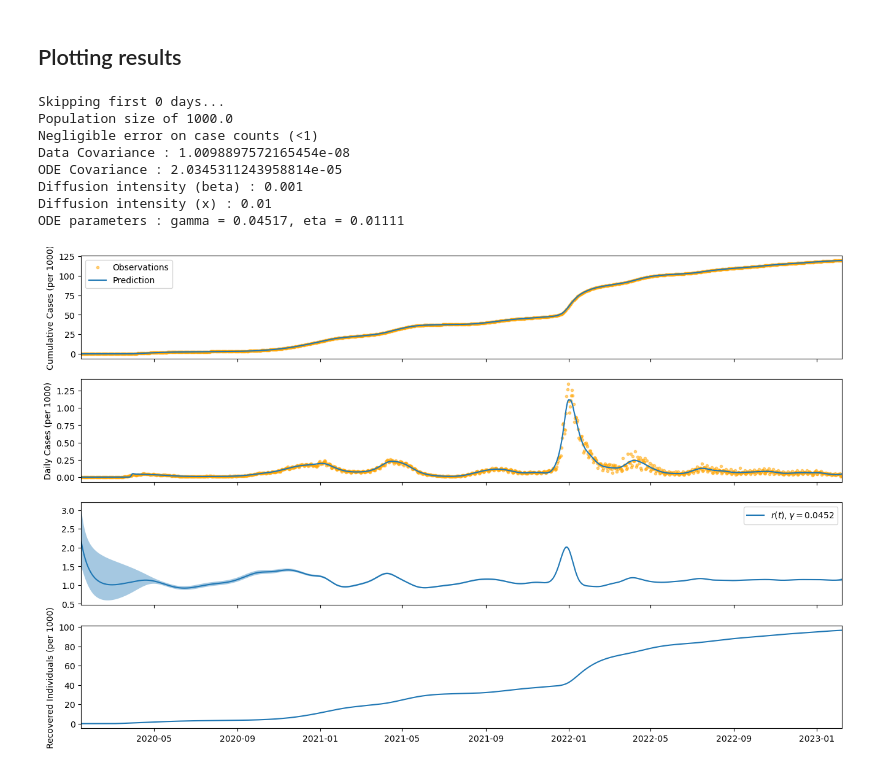
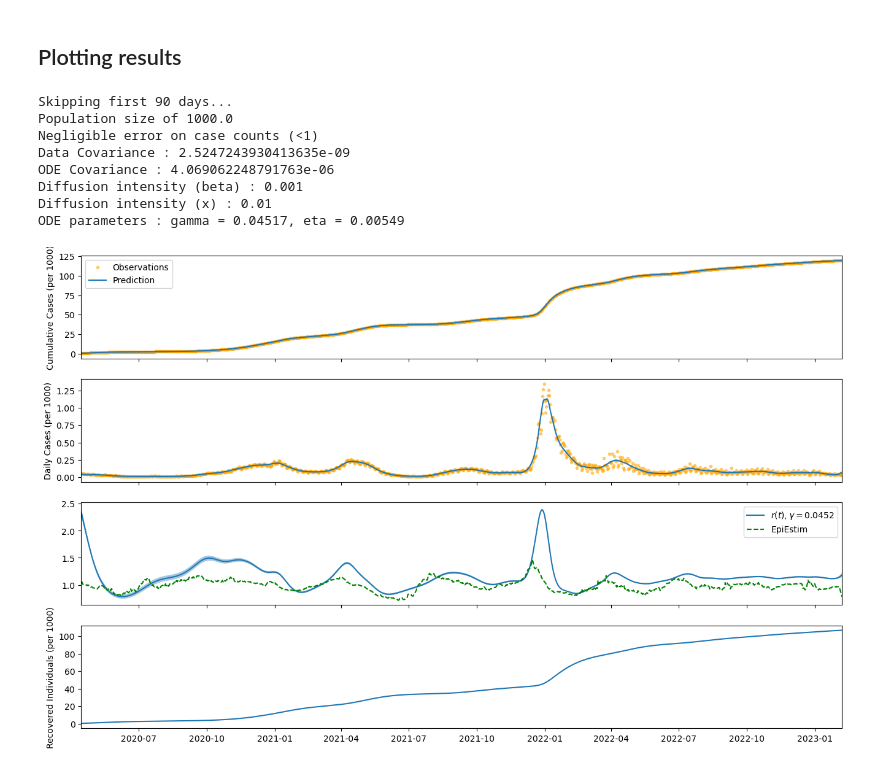
Before and after one commit to williamlaplante/CausalCovid, a Jupyter notebook: exp/exp005_log_sirs/visualize_experiment-sirs.ipynb, the cells around one changed output. Drawn from its saved outputs; the diff is of its cells as text; code cells hidden in the pictures.

Commit message:
changed link fct of beta; implemented epiestim;played around with init cond

```diff
--- a/exp/exp005_log_sirs/visualize_experiment-sirs.ipynb
+++ b/exp/exp005_log_sirs/visualize_experiment-sirs.ipynb
@@ -24,13 +22,21 @@ arr = np.load(run + "/posterior_first.npz")
 data = np.load(run + "/data_info.npz")
 projections = np.load(run + "/projections.npz")
 filter_info = np.load(run + "/filtering_info.npz", allow_pickle=True)["arr_0"]
+R_dir = "../r_env/"
+epiestim = pd.read_csv(R_dir + "result_R.csv")
 with open(run + "/info.json") as f:
     info = json.load(f)
 # %%
-def beta_link_fn(x, info, data, y_offset=0.0):
+def beta_link_fn(x, info, data, y_offset=0.0, exp=True):
     slope = info["sigmoid_slope"]
     x_offset = -scipy.special.logit(data["beta_prior_mean"])
-    return scipy.special.expit(slope * (x - x_offset)) + y_offset
+    if exp:
+        return np.exp(x)
+    else:
+        return scipy.special.expit(slope * (x - x_offset)) + y_offset
+
+def prop_std(state_idx, step):
+    return np.exp(arr["means"][::step, state_idx]) * np.sqrt(arr["covs"][::step, state_idx, state_idx])
 # %% [markdown]
 ## Sanity Checks
 # %%
@@ -89,7 +100,7 @@ tmin_idx, tmax_idx = data["time_domain"].astype(int)
 dates = data["date_range_x"][tmin_idx : tmax_idx]
 
 N = 1000.0
-skip_first_n_days = 0
+skip_first_n_days = 90
 print(f"Skipping first {skip_first_n_days} days...")
 print(f"Population size of {N}")
 
@@ -108,44 +119,43 @@ predicted_cum_cases = N - np.exp(arr["means"][:, 0])[::step]
 pred_cum_err = 3 * (np.sqrt(arr["covs"][:, 0,0]) * np.exp(arr["means"][:, 0]))[::25]
 if pred_cum_err.mean() < 1 : print("Negligible error on case counts (<1)")
 
-r_t_high = beta_link_fn(arr["means"][:,-2][::step] + 3*np.sqrt(arr["covs"][::25, -2, -2]), info, data)/data["gamma"]
-r_t_low = beta_link_fn(arr["means"][:,-2][::step] - 3*np.sqrt(arr["covs"][::25, -2, -2]), info, data)/data["gamma"]
+r_t_high = (beta_link_fn(arr["means"][:,-2][::step], info, data) + 3*prop_std(-2, step))/data["gamma"]
+r_t_low = (beta_link_fn(arr["means"][:,-2][::step], info, data) - 3*prop_std(-2, step))/data["gamma"]
 r_t_mid = beta_link_fn(arr["means"][:,-2][::step], info, data)/data["gamma"]
 
 fig,axs = plt.subplots(4, 1, figsize=(16,10), sharex=True)
 axs[0].plot(obs.index, obs.cum, '.', color='orange', alpha=0.5, label="Observations")
 axs[0].plot(obs.index, predicted_cum_cases, label="Prediction")
 #axs[0].fill_between(obs.index, predicted_cum_cases - pred_cum_err, predicted_cum_cases + pred_cum_err, label="Predictions")
 axs[0].set_ylabel("Cumulative Cases (per 1000)")
 axs[0].legend()
 
 axs[1].plot(obs.index, obs.daily, '.', color='orange', alpha=0.5)
 axs[1].plot(obs.index, predicted_daily_cases)
 axs[1].set_ylabel("Daily Cases (per 1000)")
 
 axs[2].fill_between(obs.index[skip_first_n_days:], r_t_low[skip_first_n_days:], r_t_high[skip_first_n_days:], alpha = 0.4)
 axs[2].plot(obs.index[skip_first_n_days:], r_t_mid[skip_first_n_days:], label=r"$r (t), \gamma = $" + "{:.4f}".format(data["gamma"]))
+axs[2].plot(obs.index[skip_first_n_days:], epiestim["Median(R)"][skip_first_n_days+1:], '--', color="green", label="EpiEstim")
 axs[2].legend()
 
 axs[3].plot(obs.index, np.exp(arr["means"][::step,6]))
 axs[3].set_ylabel("Recovered Individuals (per 1000)")
 
 axs[0].set_xlim(dates[skip_first_n_days], dates[-1]);
 
-
-
 print("Data Covariance : {}".format(data["data_measurement_cov"]))
 print("ODE Covariance : {}".format(data["ode_measurement_cov"]))
 print("Diffusion intensity (beta) : {}".format(data["beta_process_diffusion"]))
 print("Diffusion intensity (x) : {}".format(data["x_process_diffusion"]))
 print("ODE parameters : gamma = {:.5f}, eta = {:.5f}".format(data["gamma"], data["eta"]))
 # %% [output]
-Skipping first 0 days...
+Skipping first 90 days...
 Population size of 1000.0
 Negligible error on case counts (<1)
-Data Covariance : 1.0098897572165454e-08
-ODE Covariance : 2.0345311243958814e-05
+Data Covariance : 2.5247243930413635e-09
+ODE Covariance : 4.069062248791763e-06
 Diffusion intensity (beta) : 0.001
 Diffusion intensity (x) : 0.01
-ODE parameters : gamma = 0.04517, eta = 0.01111
+ODE parameters : gamma = 0.04517, eta = 0.00549
-[figure, old version]
+[figure, new version]
```
Also changed, not shown: parts of 12 cells of this notebook, 13 other files.
